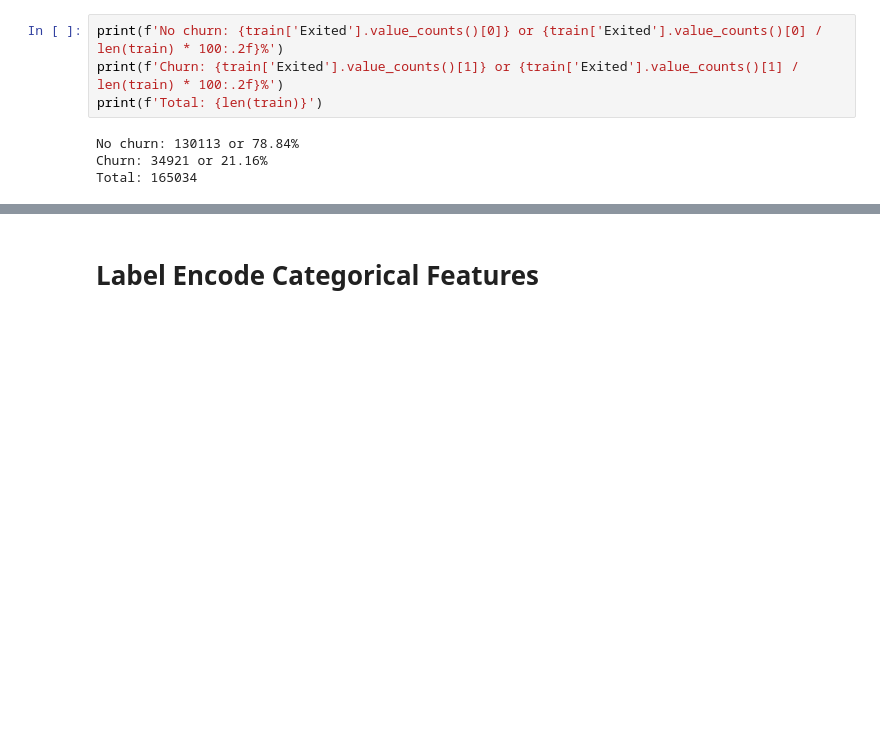
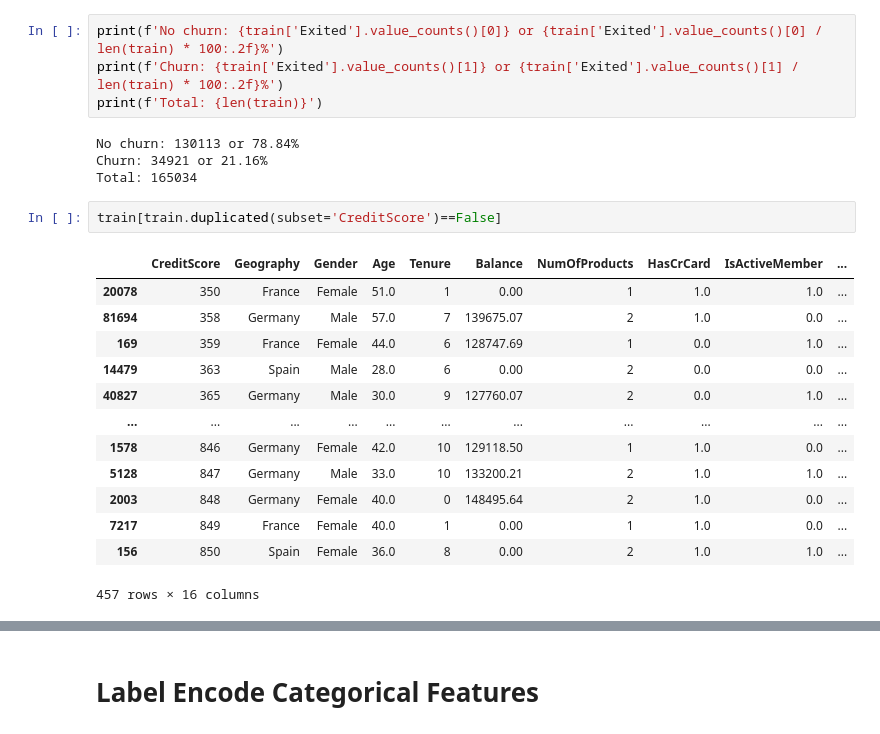
Before and after one commit to mglissmann/4_01_binary_classification_w_a_bank_churn_dataset, a Jupyter notebook: analysis.ipynb, the cells around one changed output, grey strips where cells are left out. Saved outputs shown, nothing was run; the diff lists cells and outputs as text; blank space fills up the shorter version.

```diff
--- a/analysis.ipynb
+++ b/analysis.ipynb
@@ -110,3 +136,19 @@ print(f'Total: {len(train)}')
 No churn: 130113 or 78.84%
 Churn: 34921 or 21.16%
 Total: 165034
+# %%
+train[train.duplicated(subset='CreditScore')==False]
+# %% [output]
+|  | CreditScore | Geography | Gender | Age | Tenure | Balance | NumOfProducts | HasCrCard | IsActiveMember | ... |
+| 20078 | 350 | France | Female | 51.0 | 1 | 0.00 | 1 | 1.0 | 1.0 | ... |
+| 81694 | 358 | Germany | Male | 57.0 | 7 | 139675.07 | 2 | 1.0 | 0.0 | ... |
+| 169 | 359 | France | Female | 44.0 | 6 | 128747.69 | 1 | 0.0 | 1.0 | ... |
+| 14479 | 363 | Spain | Male | 28.0 | 6 | 0.00 | 2 | 0.0 | 0.0 | ... |
+| 40827 | 365 | Germany | Male | 30.0 | 9 | 127760.07 | 2 | 0.0 | 1.0 | ... |
+| ... | ... | ... | ... | ... | ... | ... | ... | ... | ... | ... |
+| 1578 | 846 | Germany | Female | 42.0 | 10 | 129118.50 | 1 | 1.0 | 0.0 | ... |
+| 5128 | 847 | Germany | Male | 33.0 | 10 | 133200.21 | 2 | 1.0 | 1.0 | ... |
+| 2003 | 848 | Germany | Female | 40.0 | 0 | 148495.64 | 2 | 1.0 | 0.0 | ... |
+| 7217 | 849 | France | Female | 40.0 | 1 | 0.00 | 1 | 1.0 | 0.0 | ... |
+| 156 | 850 | Spain | Female | 36.0 | 8 | 0.00 | 2 | 1.0 | 1.0 | ... |
+457 rows × 16 columns
```
Also changed, not shown: parts of 15 cells of this notebook, 1 other file.
